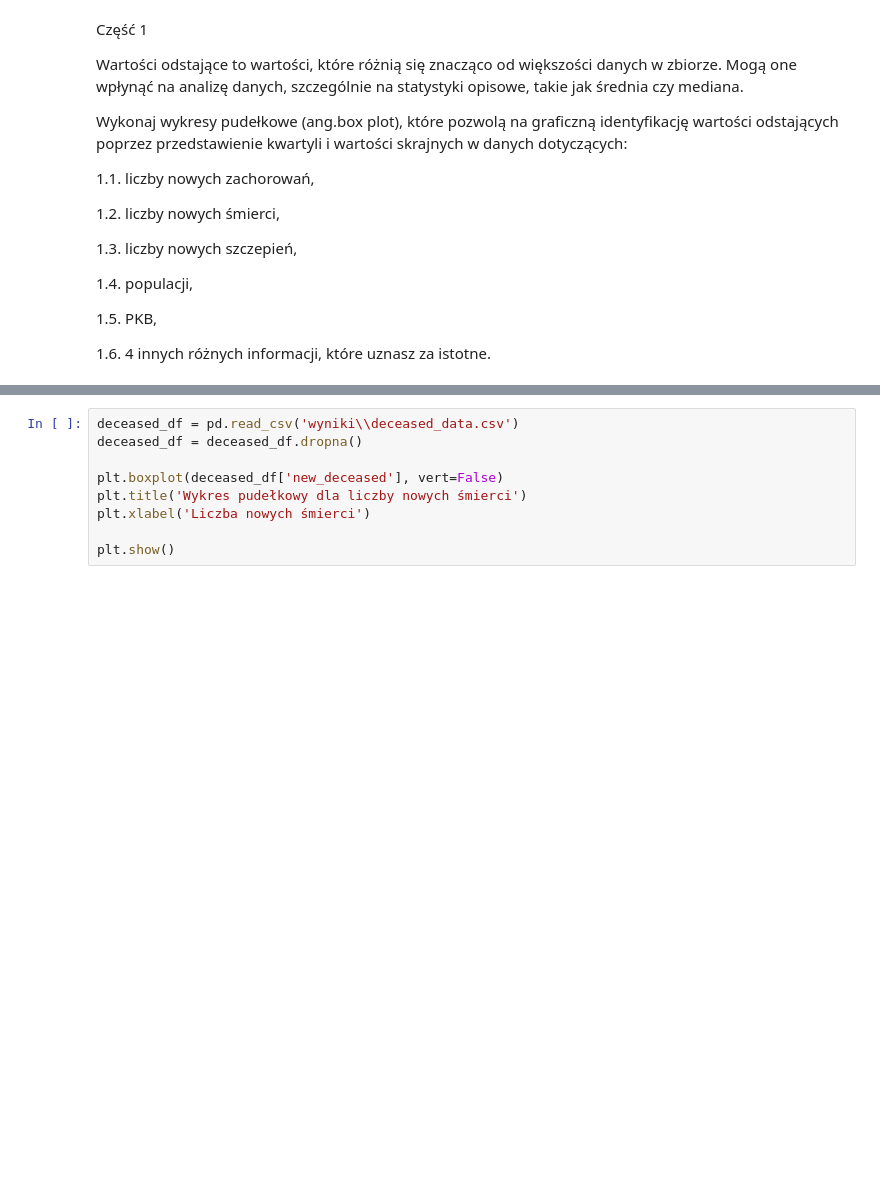
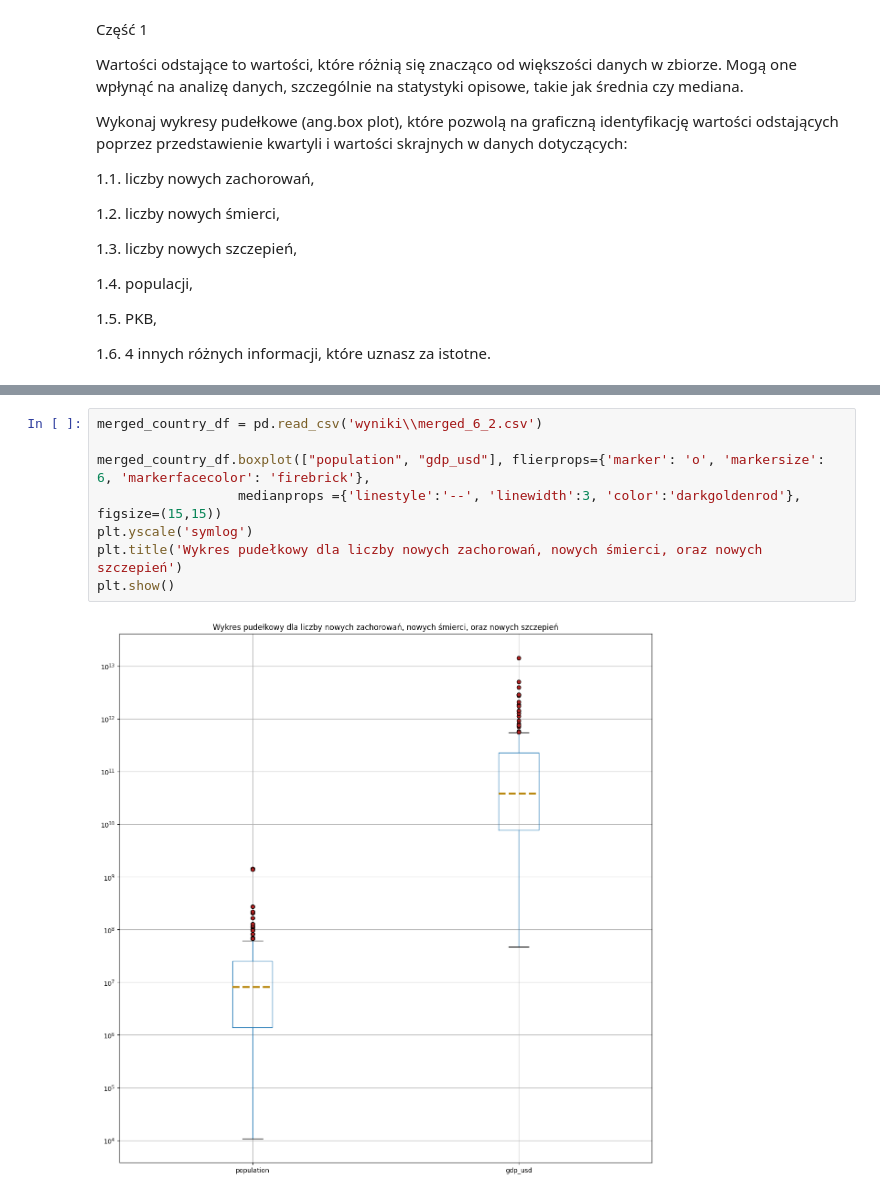
Before and after one commit to Toskyuu/BigData, a Jupyter notebook: zad2.ipynb, the cells around one changed output, grey strips where cells are left out. Cells and saved outputs as stored; diff of their text form; blank space fills up the shorter version.

```diff
--- a/zad2.ipynb
+++ b/zad2.ipynb
@@ -49,9 +38,10 @@ plt.show()
 # %%
-deceased_df = pd.read_csv('wyniki\\deceased_data.csv')
-deceased_df = deceased_df.dropna()
+merged_country_df = pd.read_csv('wyniki\\merged_6_2.csv')
 
-plt.boxplot(deceased_df['new_deceased'], vert=False)
-plt.title('Wykres pudełkowy dla liczby nowych śmierci')
-plt.xlabel('Liczba nowych śmierci')
-
+merged_country_df.boxplot(["population", "gdp_usd"], flierprops={'marker': 'o', 'markersize': 6, 'markerfacecolor': 'firebrick'},
+                  medianprops ={'linestyle':'--', 'linewidth':3, 'color':'darkgoldenrod'},  figsize=(15,15))
+plt.yscale('symlog')
+plt.title('Wykres pudełkowy dla liczby nowych zachorowań, nowych śmierci, oraz nowych szczepień')
 plt.show()
+# %% [output]
+[figure, added]
```
Also changed, not shown: parts of 8 cells of this notebook, 1 other file.
